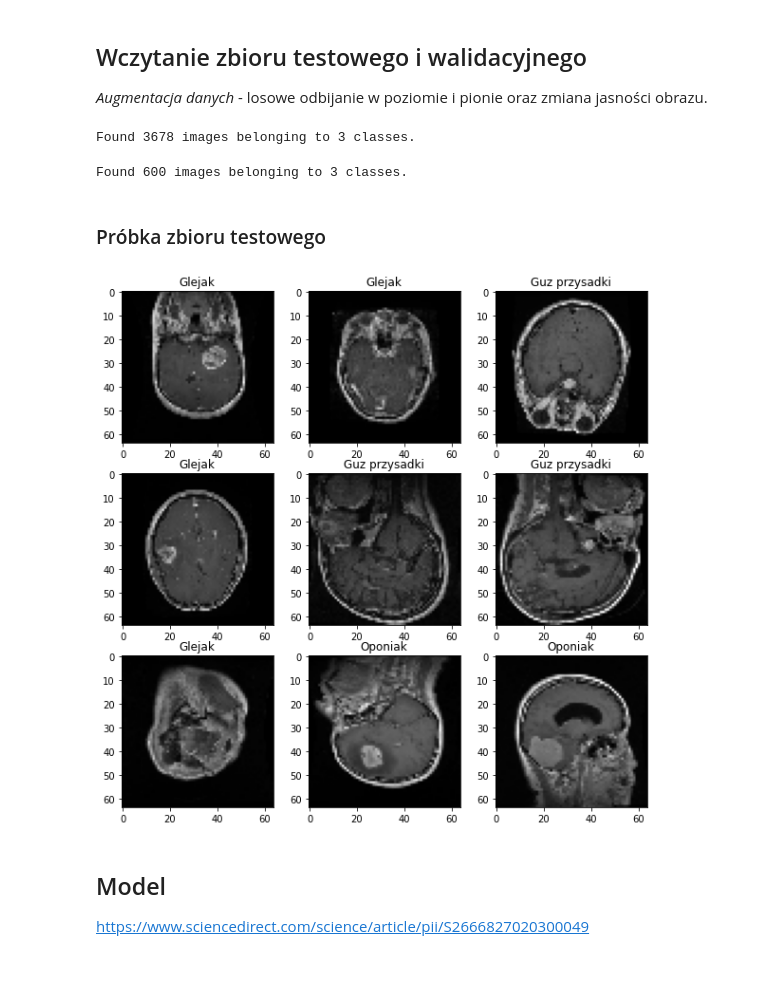
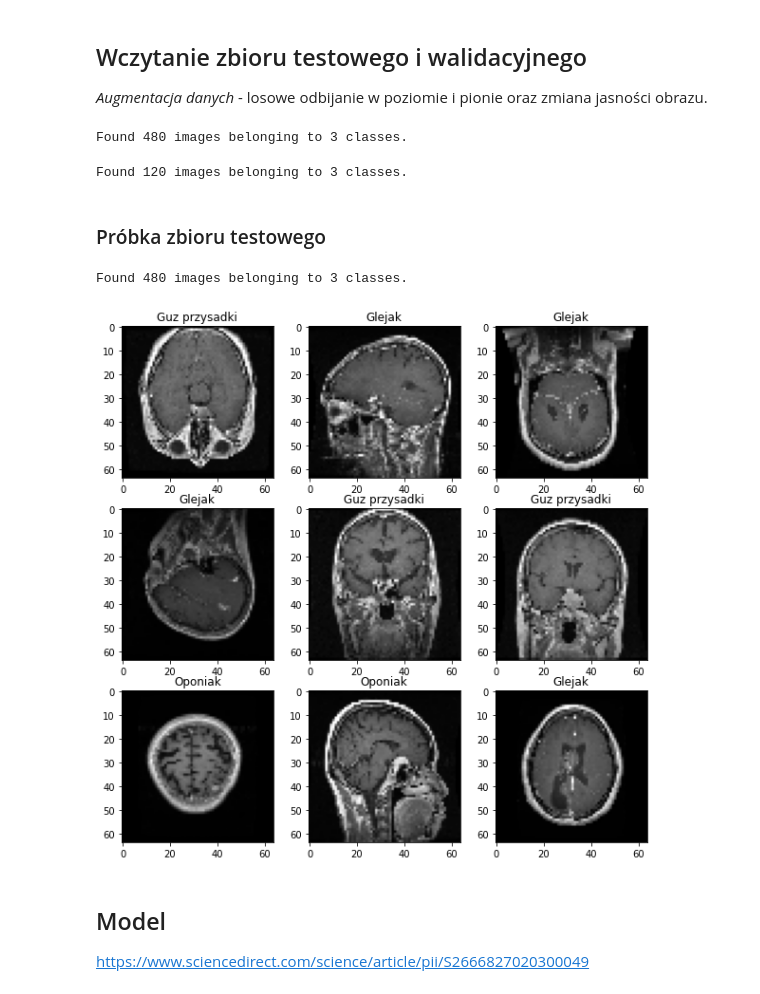
Before and after one commit to hjaremko/psi-projekt, a Jupyter notebook: 4_conv_net.ipynb, the cells around one changed output. Cells and saved outputs as stored; diff of their text form; code cells hidden in the pictures.

```diff
--- a/4_conv_net.ipynb
+++ b/4_conv_net.ipynb
@@ -101,51 +101,55 @@ def plot_roc_curve(y_test, y_pred):
 *Augmentacja danych* - losowe odbijanie w poziomie i pionie oraz zmiana jasności obrazu.
 # %%
 train_generator = ImageDataGenerator(
-    horizontal_flip=True,
-    vertical_flip=True,
-    brightness_range=(0.8, 1.2)
-#     brightness_range=(1.0, 2.0)
+#     horizontal_flip=True,
+#     vertical_flip=True,
+#     brightness_range=(0.8, 1.5)
 )
 
-train_data_generator = train_generator.flow_from_directory(
-    train_dir,
-    target_size=image_size,
-    batch_size=batch_size,
-    class_mode='categorical',
-    shuffle=True)
+def get_train_generator():
+    return train_generator.flow_from_directory(
+            train_dir,
+            target_size=image_size,
+            batch_size=batch_size,
+            class_mode='categorical',
+            shuffle=True)
 
+train_data_generator = get_train_generator()
 train_steps_per_epoch = np.math.ceil(train_data_generator.samples / train_data_generator.batch_size)
 # %% [output]
-Found 3678 images belonging to 3 classes.
+Found 480 images belonging to 3 classes.
 # %%
 test_generator = ImageDataGenerator()
 
-test_data_generator = test_generator.flow_from_directory(
-    val_dir,
-    target_size=image_size,
-    batch_size=batch_size,
-    class_mode='categorical',
-    shuffle=False)
+def get_test_generator():
+    return test_generator.flow_from_directory(
+            val_dir,
+            target_size=image_size,
+            batch_size=batch_size,
+            class_mode='categorical',
+            shuffle=False)
 
+test_data_generator = get_test_generator()
 test_steps_per_epoch = np.math.ceil(test_data_generator.samples / test_data_generator.batch_size)
 # %% [output]
-Found 600 images belonging to 3 classes.
+Found 120 images belonging to 3 classes.
 # %% [markdown]
 ### Próbka zbioru testowego
 # %%
 plt.figure(figsize=(10, 10))
 
-b = next(train_data_generator)
+b = next(get_train_generator())
 
 images = b[0]
 labels = b[1]
 
 for i in range(9):
     ax = plt.subplot(3, 3, i + 1)
     image = images[i]
     label = labels[i]
     plt.imshow(image.astype("uint8"))
     label = cancer_type[np.argmax(label)]
     plt.title(label)
 # %% [output]
+Found 480 images belonging to 3 classes.
-[figure, old version]
+[figure, new version]
```
Also changed, not shown: parts of 11 cells of this notebook, 4 other files.
